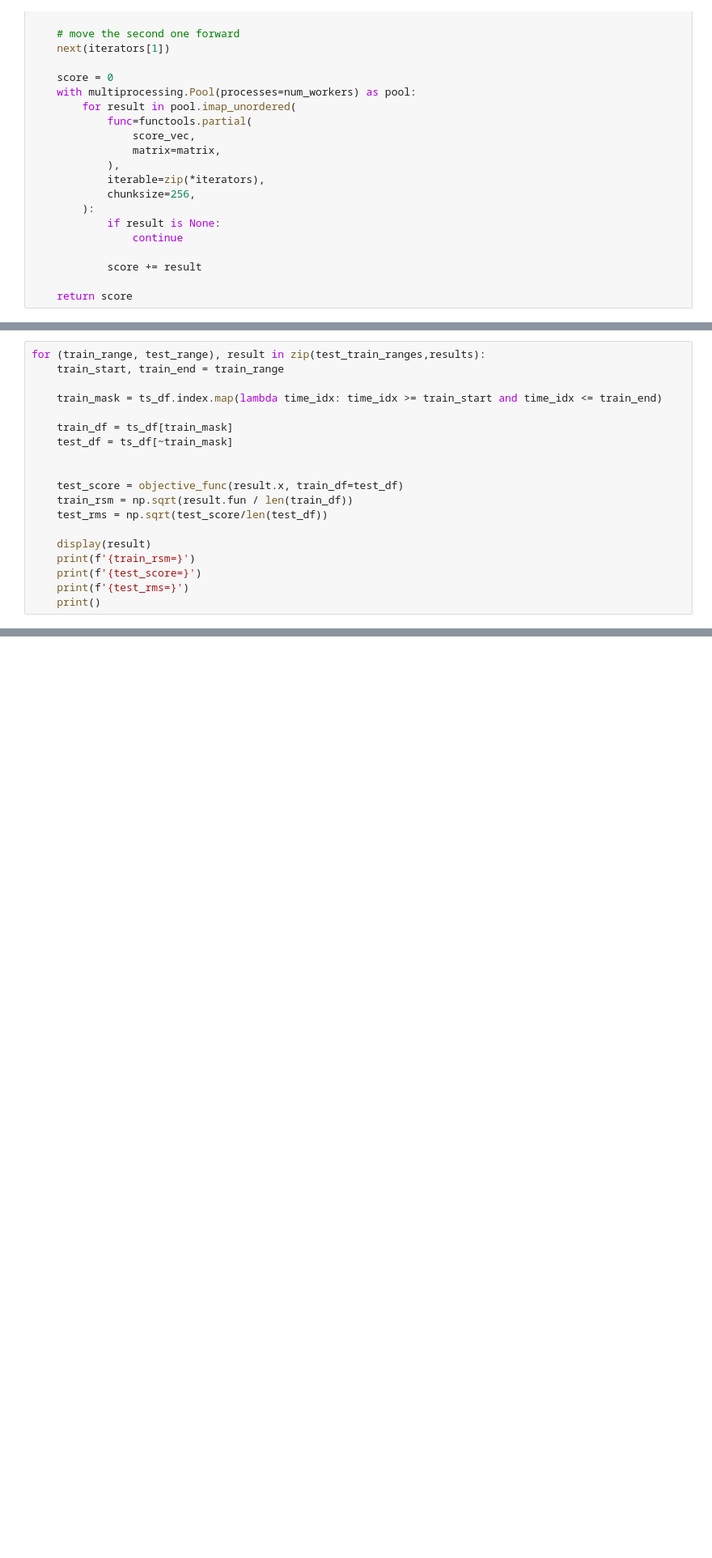
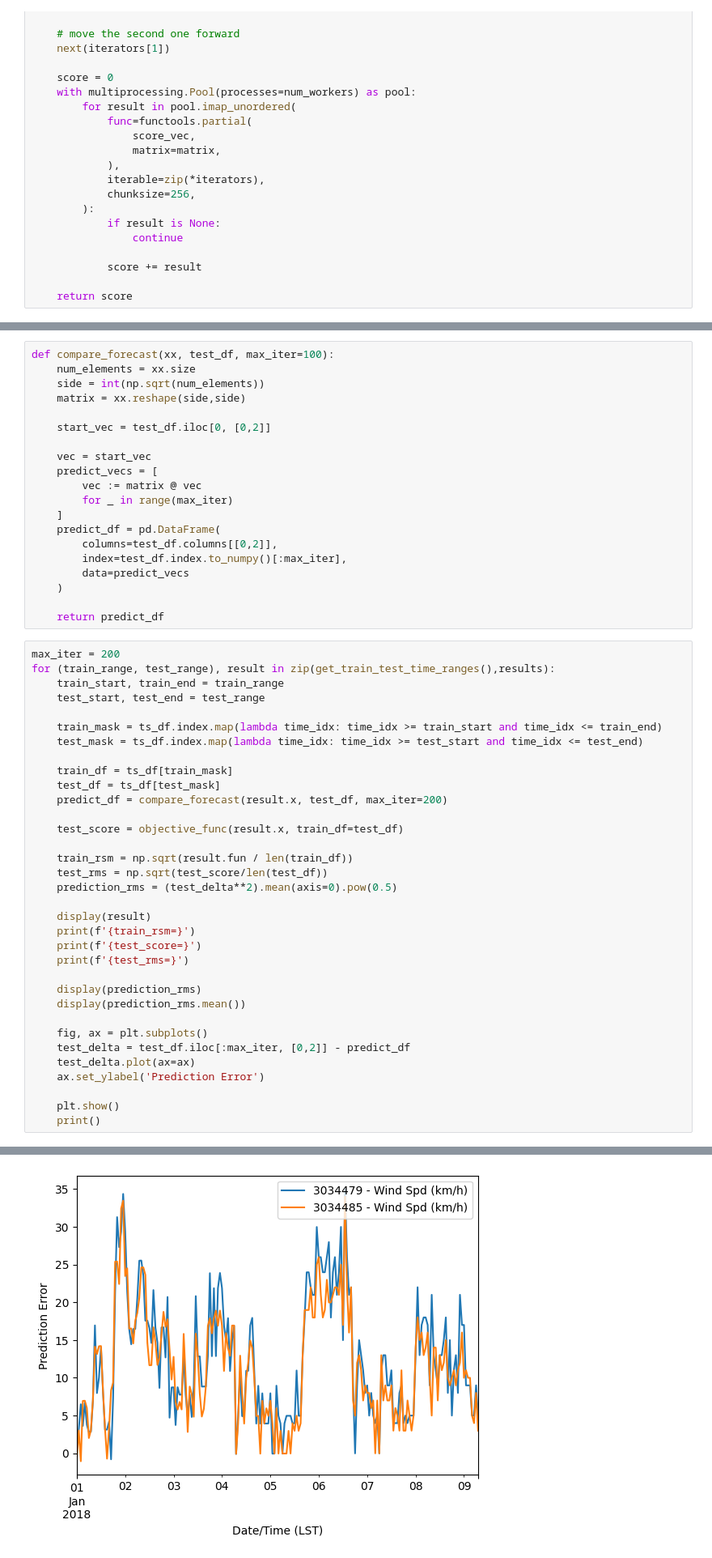
Before and after one commit to josh-hernandez-exe/625.721-Probability-and-Stochastic-Process-I-Final-Project, a Jupyter notebook: analysis-time-series.ipynb, the cells around one changed output, grey strips where cells are left out. Shown at 81% size. Cells and saved outputs as stored; diff of their text form; blank space fills up the shorter version.

Commit message:
updated scalar time series error chart

```diff
--- a/analysis-time-series.ipynb
+++ b/analysis-time-series.ipynb
@@ -219,19 +254,55 @@ dtype: int64
+# %%
+def compare_forecast(xx, test_df, max_iter=100):
+    num_elements = xx.size
+    side = int(np.sqrt(num_elements))
+    matrix = xx.reshape(side,side)
+
+    start_vec = test_df.iloc[0, [0,2]]
+
+    vec = start_vec
+    predict_vecs = [
+        vec := matrix @ vec
+        for _ in range(max_iter)
+    ]
+    predict_df = pd.DataFrame(
+        columns=test_df.columns[[0,2]],
+        index=test_df.index.to_numpy()[:max_iter],
+        data=predict_vecs
+    )
+
+    return predict_df
 # %%
-for (train_range, test_range), result in zip(test_train_ranges,results):
+max_iter = 200
+for (train_range, test_range), result in zip(get_train_test_time_ranges(),results):
     train_start, train_end = train_range
+    test_start, test_end = test_range
 
     train_mask = ts_df.index.map(lambda time_idx: time_idx >= train_start and time_idx <= train_end)
+    test_mask = ts_df.index.map(lambda time_idx: time_idx >= test_start and time_idx <= test_end)
 
     train_df = ts_df[train_mask]
-    test_df = ts_df[~train_mask]
-
+    test_df = ts_df[test_mask]
+    predict_df = compare_forecast(result.x, test_df, max_iter=200)
 
     test_score = objective_func(result.x, train_df=test_df)
+
     train_rsm = np.sqrt(result.fun / len(train_df))
     test_rms = np.sqrt(test_score/len(test_df))
+    prediction_rms = (test_delta**2).mean(axis=0).pow(0.5)
 
     display(result)
     print(f'{train_rsm=}')
     print(f'{test_score=}')
     print(f'{test_rms=}')
+
+    display(prediction_rms)
+    display(prediction_rms.mean())
+
+    fig, ax = plt.subplots()
+    test_delta = test_df.iloc[:max_iter, [0,2]] - predict_df
+    test_delta.plot(ax=ax)
+    ax.set_ylabel('Prediction Error')
+
+    plt.show()
     print()
+# %% [output]
@@ -237,0 +329 @@ for (train_range, test_range), result in zip(test_train_ranges,results):
+[figure, added]
```
Also changed, not shown: parts of 3 cells of this notebook.
